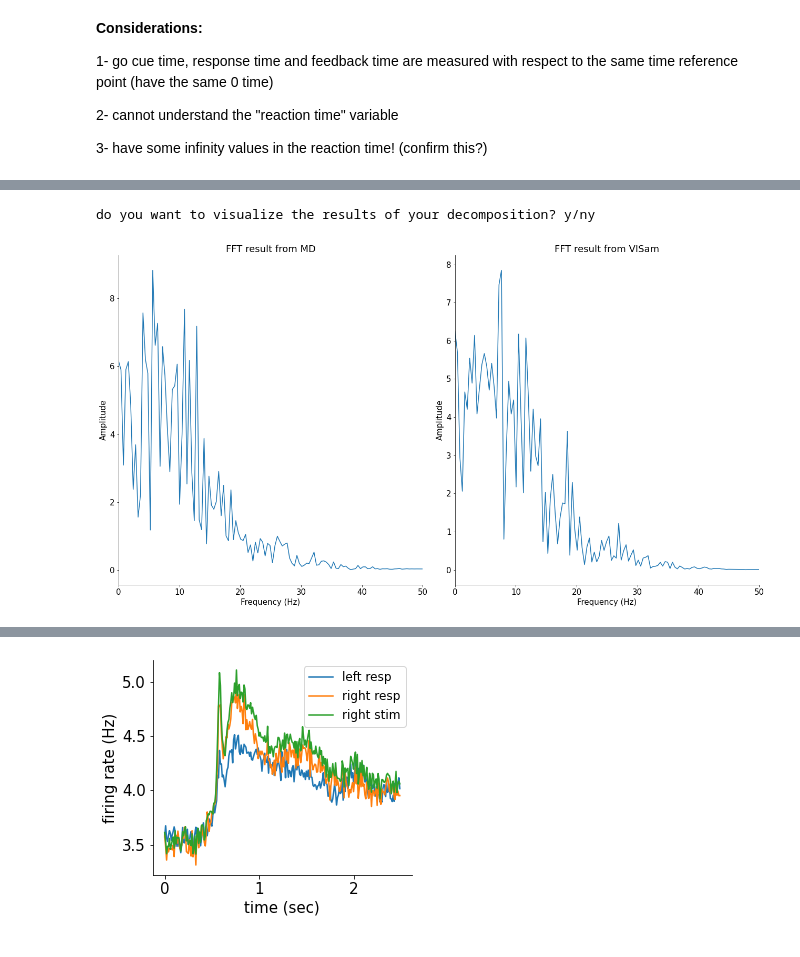
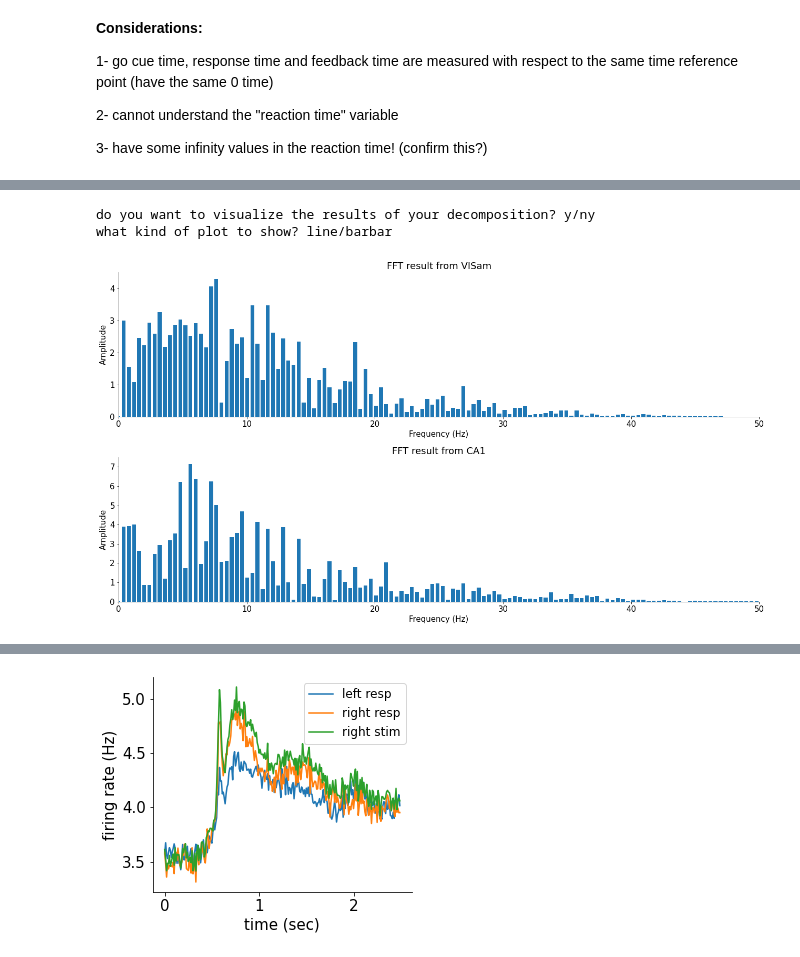
Before and after one commit to Neurocoders/AttentionProject, a Jupyter notebook: load_steinmetz_data_V2.ipynb, the cells around one changed output, grey strips where cells are left out. Saved outputs shown, nothing was run; the diff lists cells and outputs as text; code cells hidden in the pictures.

```diff
--- a/load_steinmetz_data_V2.ipynb
+++ b/load_steinmetz_data_V2.ipynb
@@ -202,7 +163,7 @@ total_trial = dat_LFP['lfp'].shape[1] # number of trials
 
 # lfp has form brain area* trial * time
 # %%
-def visualize_areas(data_LFP = dat_LFP,trial_num = 1,typ = "hamming", win_len = 6,
+def visualize_areas(data_LFP = dat_LFP,trial_num = 1,typ = "hamming", win_len = 3,
                  data_all = dat, fig_size = (18,10)):
     """
     Returns two indices corresponding to the user defined brain regions to study LFP
@@ -271,14 +232,20 @@ def visualize_areas(data_LFP = dat_LFP,trial_num = 1,typ = "hamming", win_len =
     else:
         raise ValueError("type is not  hann, hamming, gaussian")
 
+    # subtract the mean
+    temp_sig1 = data_LFP["lfp"][ind1, trial_num, :]
+    temp_sig2 = data_LFP["lfp"][ind2, trial_num, :]
+    temp_sig1 -=temp_sig1.mean()
+    temp_sig2 -= temp_sig2.mean()
+
      # applying the filter using filtfilt
-    smooth_sign1 = signal.filtfilt(b = win, a = 1, x = data_LFP["lfp"][ind1, trial_num, :], axis=- 1, padtype='odd', padlen=None, method='pad', irlen=None)
-    smooth_sign2 = signal.filtfilt(b = win, a = 1, x = data_LFP["lfp"][ind2, trial_num, :], axis=- 1, padtype='odd', padlen=None, method='pad', irlen=None)
+    smooth_sign1 = signal.filtfilt(b = win, a = 1, x = temp_sig1, axis=- 1, padtype='odd', padlen=None, method='pad', irlen=None)
+    smooth_sign2 = signal.filtfilt(b = win, a = 1, x = temp_sig2, axis=- 1, padtype='odd', padlen=None, method='pad', irlen=None)
 
     # plotting filter results
     temp_inp2 = input("do you wish to visualize the results of your smoothing? y/n")
     if temp_inp2 == 'y':
-        fig, axs = plt.subplots(1,2,figsize = fig_size)
+        fig, axs = plt.subplots(2,1,figsize = fig_size)
 
         axs[0].plot(time_vec, data_LFP["lfp"][ind1, trial_num, :],label = 'Raw Signal')
         axs[0].plot(time_vec, smooth_sign1,label = 'Smoothened signal')
@@ -295,7 +262,7 @@ def visualize_areas(data_LFP = dat_LFP,trial_num = 1,typ = "hamming", win_len =
 
 
 #@title Get Filtered LFP data for the interested brain areas
-smooth_sig1, smooth_sig2, area1, area2 = visualize_areas(data_LFP = dat_LFP,trial_num = 1,typ = "hann", win_len = 4,
+smooth_sig1, smooth_sig2, area1, area2 = visualize_areas(data_LFP = dat_LFP,trial_num = 1,typ = "gaussian", win_len = 4,
                  data_all = dat, fig_size = (18,10))
 # %% [output]
 ['DG', 'LGd', 'SUB', 'VISp', 'ACA', 'MOs', 'PL', 'CA1', 'DG', 'LH', 'MD', 'VISam']
@@ -345,37 +312,48 @@ def fourier(NT = NT, dt = dt, signal1 = smooth_sig1, signal2 =  smooth_sig2,
 
 
     freq_seri1 = fftpack.fft(signal1) #compute freq seri
     freq_seri2 = fftpack.fft(signal2)
 
     hz = np.linspace(0,sampl_rate, NT) # frequency vector same for all
 
     amp1 = 2.0/NT * np.abs(freq_seri1)  # amplitude vector,
     # 2 * is to add the amplitude from  negative frequencies to positive ones
     # divide by number of time points for normalization
     amp2 = 2.0/NT * np.abs(freq_seri2)
 
 
     # plot timeseries
     temp_inp = input("do you want to visualize the results of your decomposition? y/n")
 
     if temp_inp == 'y':
-        fig, axs = plt.subplots(1,2, figsize = fig_size)
+        typ_temp = input("what kind of plot to show? line/bar")
+        fig, axs = plt.subplots(2,1, figsize = fig_size)
+        if typ_temp == "line":
+            axs[0].plot( hz, amp1, width = 0.3)
+            axs[0].set(ylabel='Amplitude',xlabel='Frequency (Hz)',title= f'FFT result from {area1}', xlim = [0, nyquist])
+            axs[1].plot(hz, amp2) # this will have both neg and pos freqs so we have to limit it to nyquist
+            axs[1].set(ylabel='Amplitude',xlabel='Frequency (Hz)',title= f'FFT result from {area2}', xlim = [0, nyquist])
+            plt.show()
+        else:
+            axs[0].bar( hz, amp1, width = 0.3)
+            axs[0].set(ylabel='Amplitude',xlabel='Frequency (Hz)',title= f'FFT result from {area1}', xlim = [0, nyquist])
+            axs[1].bar(hz, amp2,width = 0.3) # this will have both neg and pos freqs so we have to limit it to nyquist
+            axs[1].set(ylabel='Amplitude',xlabel='Frequency (Hz)',title= f'FFT result from {area2}', xlim = [0, nyquist])
+            plt.show()
 
-        axs[0].plot(hz, amp1) # this will have both neg and pos freqs so we have to limit it to nyquist
-        axs[0].set(ylabel='Amplitude',xlabel='Frequency (Hz)',title= f'FFT result from {area1}', xlim = [0, nyquist])
-        axs[1].plot(hz, amp2) # this will have both neg and pos freqs so we have to limit it to nyquist
-        axs[1].set(ylabel='Amplitude',xlabel='Frequency (Hz)',title= f'FFT result from {area2}', xlim = [0, nyquist])
 
-        plt.show()
+
+
 
     # now we want to only return the elements of hz and amp that
     # up to the nyquist: this is to find the index of nearest element of hz to nyquist
     return_ind = int(np.where(abs(hz-nyquist) == np.min(abs(hz - nyquist)))[0][0])+1
     # pdb.set_trace()
 
     return hz[:return_ind], amp1[:return_ind], amp2[:return_ind]
 
 freq_vals,fft_signal1,fft_signal2 = fourier()
 # %% [output]
 do you want to visualize the results of your decomposition? y/ny
+what kind of plot to show? line/barbar
-[figure, old version]
+[figure, new version]
```
Also changed, not shown: parts of 7 cells of this notebook.
